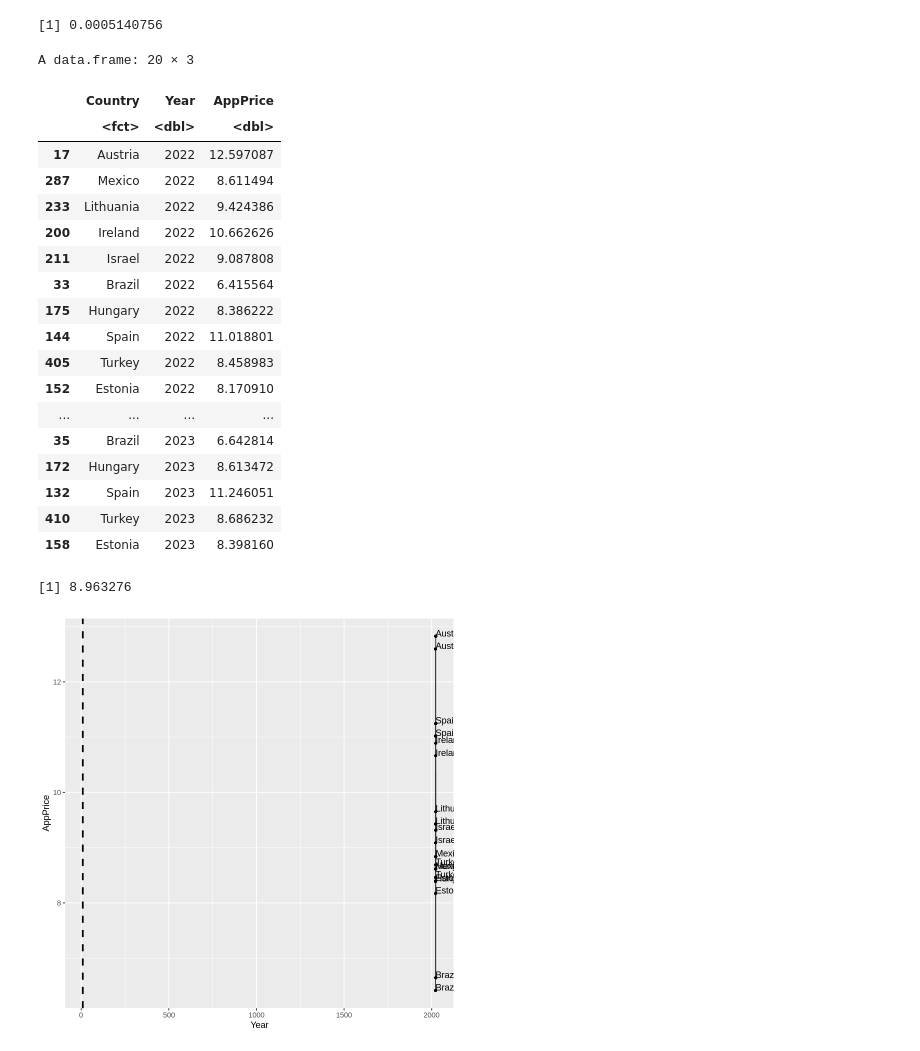
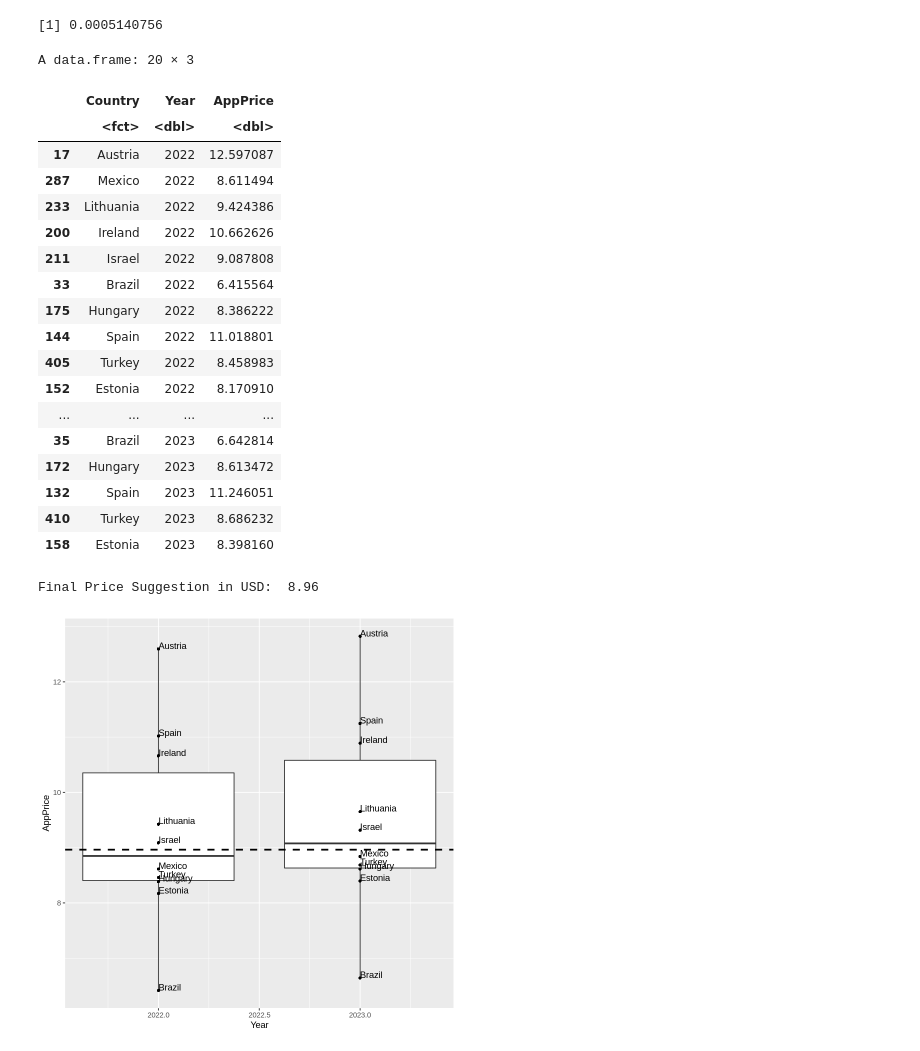
Before and after one commit to patdring/NewAppMarkets, a Jupyter notebook: CS_Fallstudie.ipynb, the cells around one changed output. Drawn from its saved outputs; the diff is of its cells as text; code cells hidden in the pictures.

```diff
--- a/CS_Fallstudie.ipynb
+++ b/CS_Fallstudie.ipynb
@@ -483,34 +483,34 @@ View(df_final)
 
 
 
 g <- ggplot(df_final, aes(group=Year, y=AppPrice, x=Year)) +
   geom_boxplot() +
   geom_jitter(shape=16, position=position_jitter(0.0)) +
   geom_text(aes(label=Country),hjust=0, vjust=0)
 
 boxplot_stats <- layer_data(g)
-g <- g + geom_hline(aes(xintercept=mean(boxplot_stats$middle)), color="black", linetype="dashed", size=1)
+g <- g + geom_hline(aes(yintercept=mean(boxplot_stats$middle)), color="black", linetype="dashed", size=1)
 g
-mean(boxplot_stats$middle)
+cat("Final Price Suggestion in USD: ", round(mean(boxplot_stats$middle),2))
 # %% [output]
 A data.frame: 20 × 3
 |  | Country | Year | AppPrice |
 |  | <fct> | <dbl> | <dbl> |
 | 17 | Austria | 2022 | 12.597087 |
 | 287 | Mexico | 2022 | 8.611494 |
 | 233 | Lithuania | 2022 | 9.424386 |
 | 200 | Ireland | 2022 | 10.662626 |
 | 211 | Israel | 2022 | 9.087808 |
 | 33 | Brazil | 2022 | 6.415564 |
 | 175 | Hungary | 2022 | 8.386222 |
 | 144 | Spain | 2022 | 11.018801 |
 | 405 | Turkey | 2022 | 8.458983 |
 | 152 | Estonia | 2022 | 8.170910 |
 | ... | ... | ... | ... |
 | 35 | Brazil | 2023 | 6.642814 |
 | 172 | Hungary | 2023 | 8.613472 |
 | 132 | Spain | 2023 | 11.246051 |
 | 410 | Turkey | 2023 | 8.686232 |
 | 158 | Estonia | 2023 | 8.398160 |
-[1] 8.963276
+Final Price Suggestion in USD:  8.96
-[figure, old version]
+[figure, new version]
```
